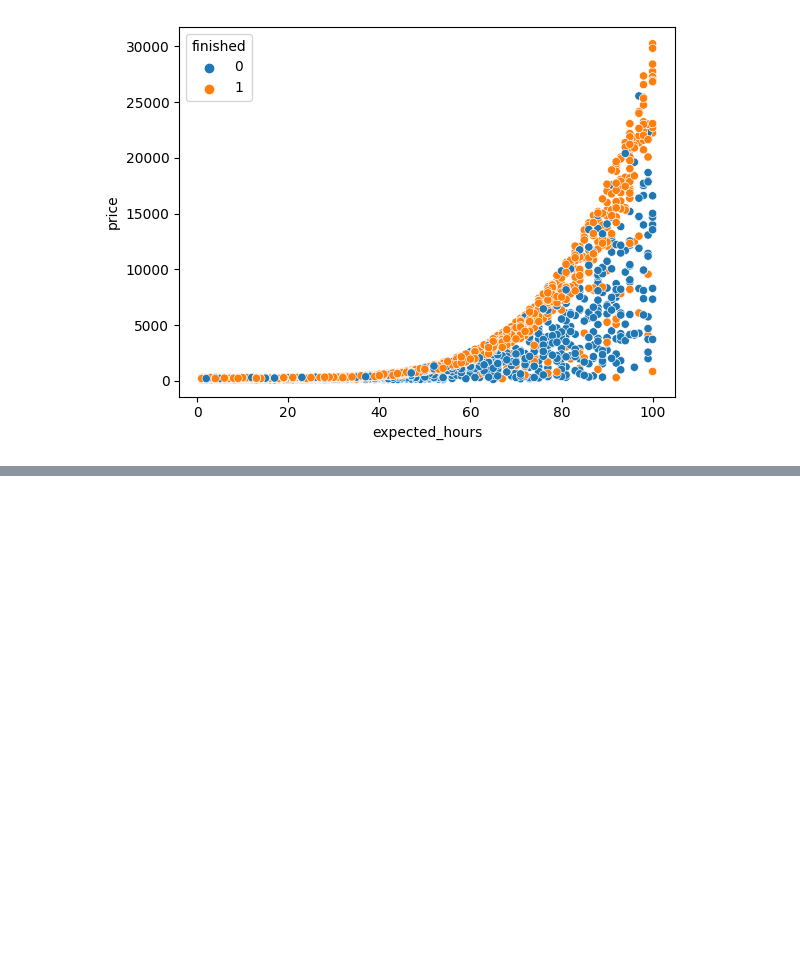
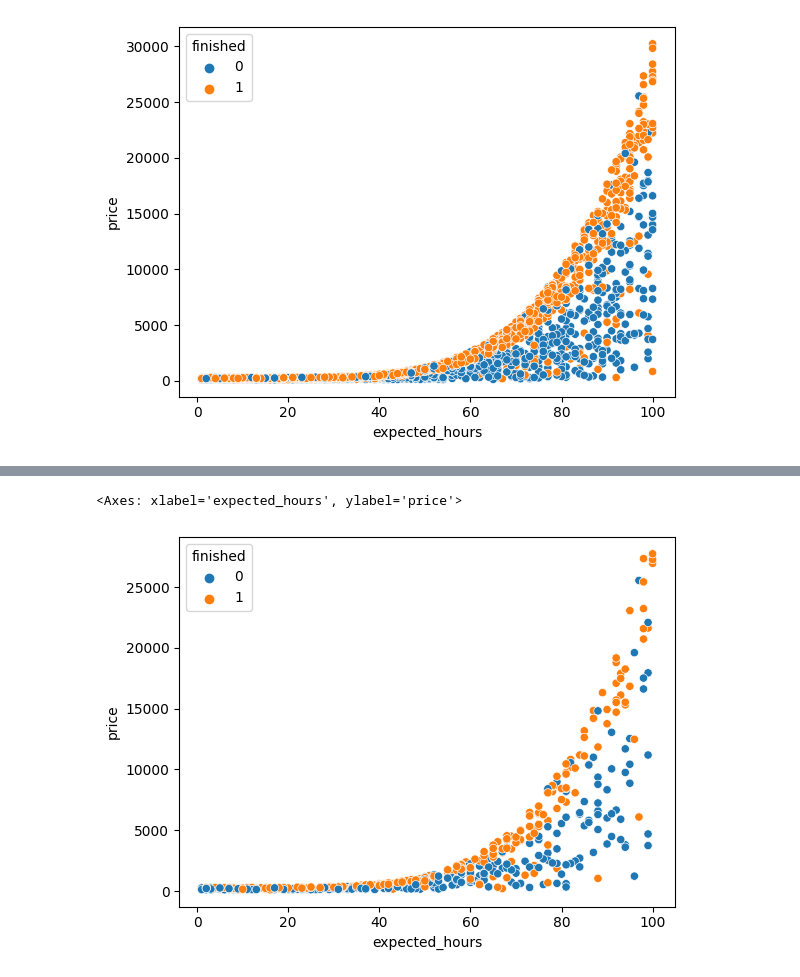
Before and after one commit to RaphaelfsOliveira/MachineLearning, a Jupyter notebook: Notebooks/testando_em_duas_dimensoes.ipynb, the cells around one changed output, grey strips where cells are left out. Drawn from its saved outputs; the diff is of its cells as text; code cells hidden in the pictures; blank space fills up the shorter version.

```diff
--- a/Notebooks/testando_em_duas_dimensoes.ipynb
+++ b/Notebooks/testando_em_duas_dimensoes.ipynb
@@ -53,0 +58,11 @@ sns.relplot(x='expected_hours', y='price', col='finished', data=data)
+# %%
+x = data[['expected_hours', 'price']]
+y = data['finished']
+# %%
+SEED = 20
+train_x, test_x, train_y, test_y = train_test_split(
+    x, y,
+    random_state=SEED,
+    test_size=0.25,
+    stratify=y,
+)
@@ -53,0 +92,5 @@ sns.relplot(x='expected_hours', y='price', col='finished', data=data)
+# %%
+sns.scatterplot(x='expected_hours', y='price', hue=test_y, data=test_x)
+# %% [output]
+<Axes: xlabel='expected_hours', ylabel='price'>
+[figure, added]
```
Also changed, not shown: parts of 7 cells of this notebook.
